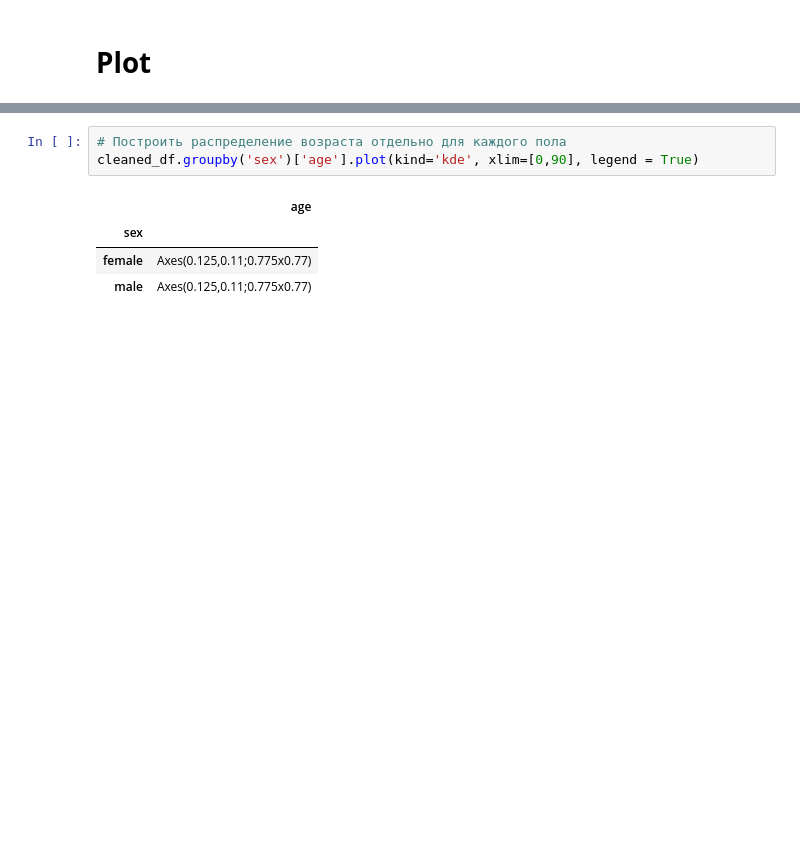
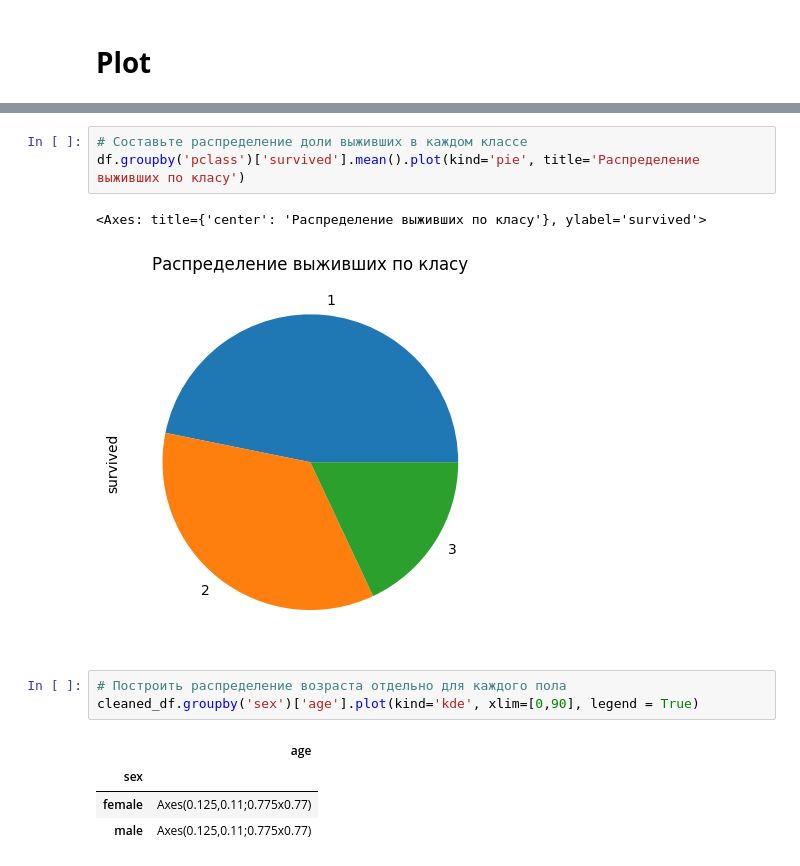
Before and after one commit to ira75121368/Pandas_practice_on_a_Titanic_db, a Jupyter notebook: Titanic_practice.ipynb, the cells around one changed output, grey strips where cells are left out. Drawn from its saved outputs; the diff is of its cells as text; blank space fills up the shorter version.

```diff
--- a/Titanic_practice.ipynb
+++ b/Titanic_practice.ipynb
@@ -396,3 +431,9 @@ df
+# %%
+# Составьте распределение доли выживших в каждом классе
+df.groupby('pclass')['survived'].mean().plot(kind='pie', title='Распределение выживших по класу')
+# %% [output]
+<Axes: title={'center': 'Распределение выживших по класу'}, ylabel='survived'>
+[figure, added]
 # %%
 # Построить распределение возраста отдельно для каждого пола
 cleaned_df.groupby('sex')['age'].plot(kind='kde', xlim=[0,90], legend = True)
```
Also changed, not shown: parts of 5 cells of this notebook.
